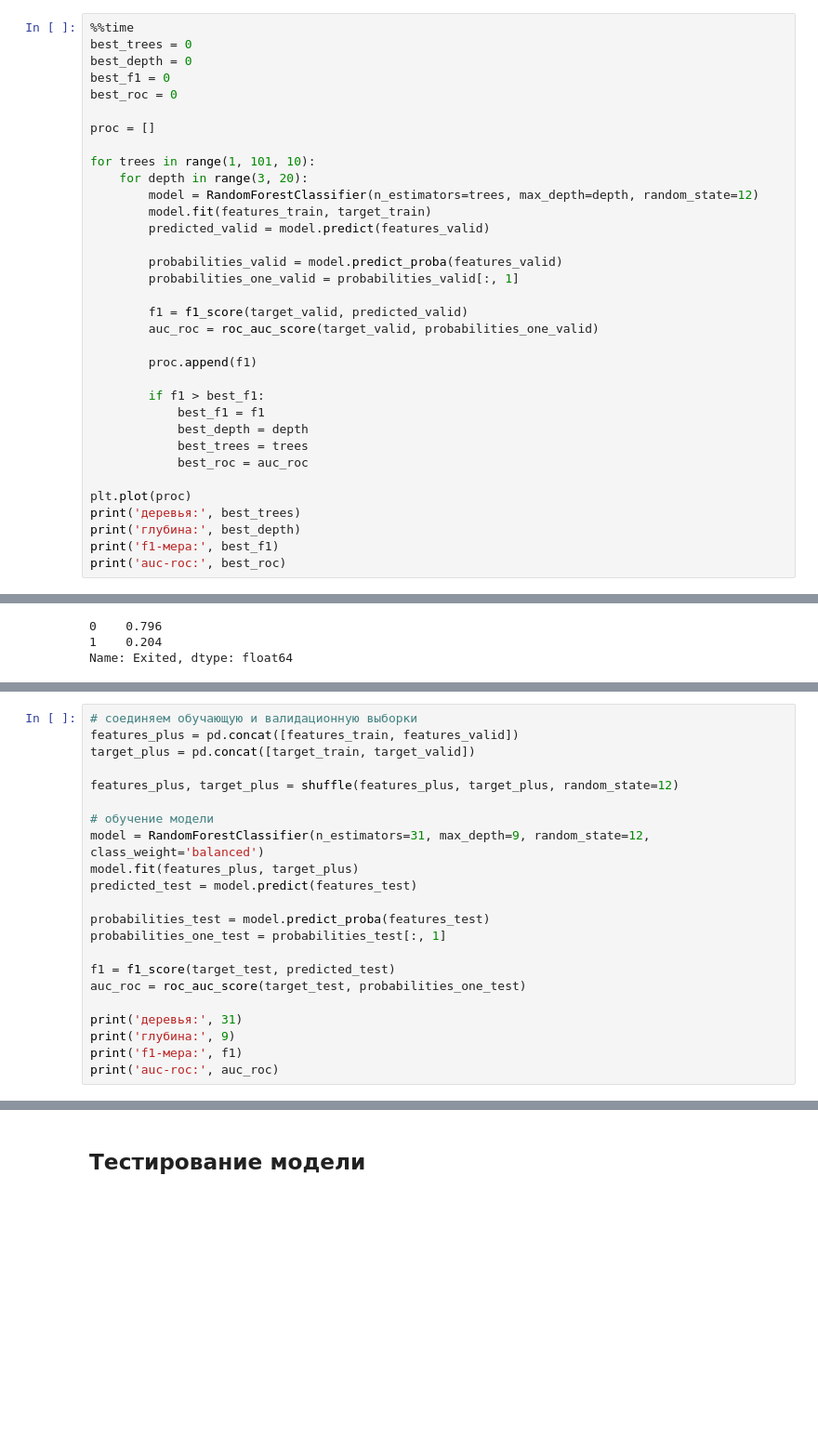
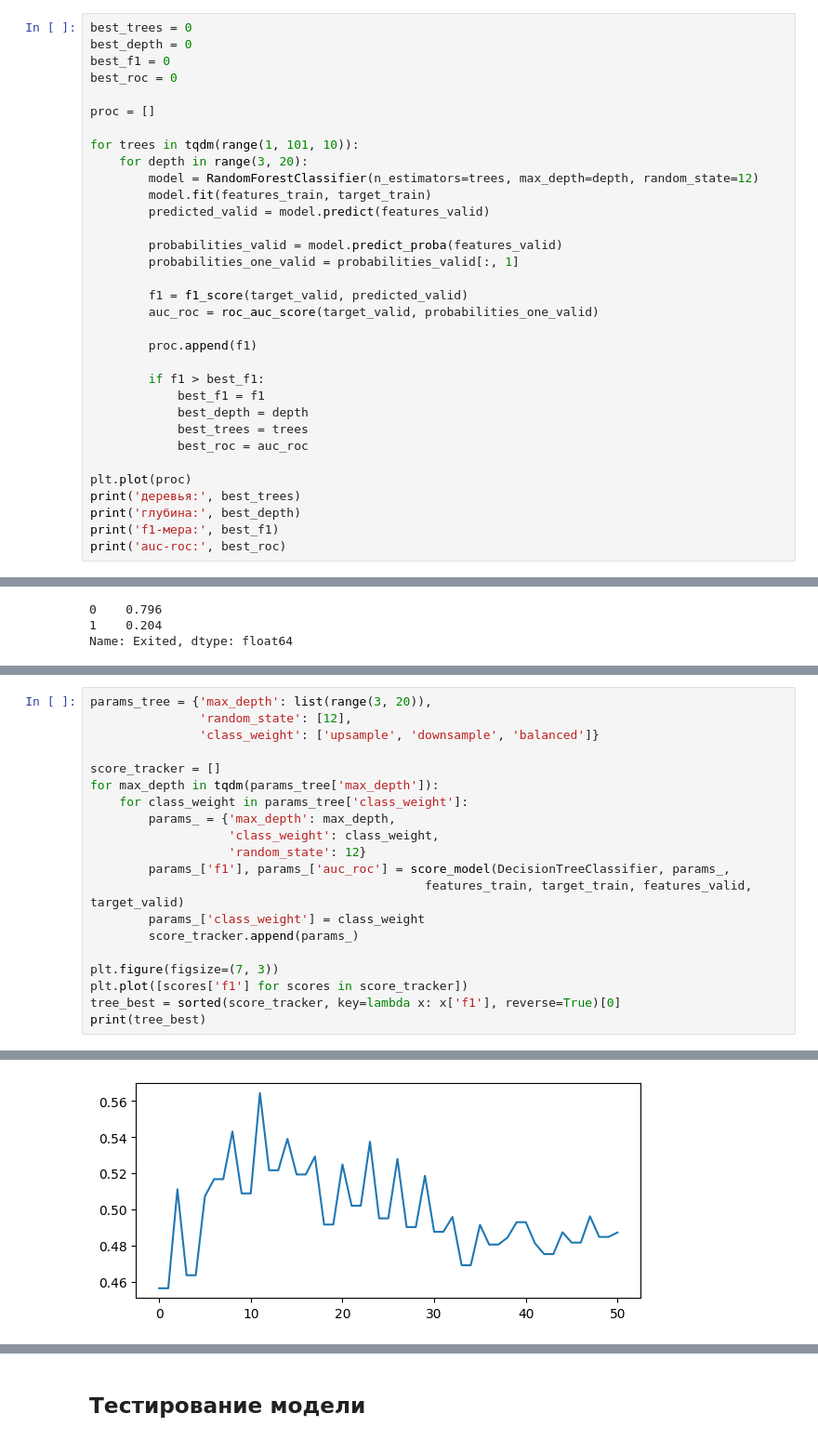
Before and after one commit to rrorchi/supervised-learning-project, a Jupyter notebook: notebook.ipynb, the cells around one changed output, grey strips where cells are left out. Shown at 93% size. Drawn from its saved outputs; the diff is of its cells as text; blank space fills up the shorter version.

```diff
--- a/notebook.ipynb
+++ b/notebook.ipynb
@@ -202,7 +201,6 @@ Wall time: 661 ms
 # %% [markdown]
 ### Случайный лес
 # %%
-%%time
 best_trees = 0
 best_depth = 0
 best_f1 = 0
@@ -210,7 +208,7 @@ best_roc = 0
 
 proc = []
 
-for trees in range(1, 101, 10):
+for trees in tqdm(range(1, 101, 10)):
     for depth in range(3, 20):
         model = RandomForestClassifier(n_estimators=trees, max_depth=depth, random_state=12)
         model.fit(features_train, target_train)
@@ -835,22 +276,0 @@ Wall time: 27 ms
-# %%
-# соединяем обучающую и валидационную выборки
-features_plus = pd.concat([features_train, features_valid])
-target_plus = pd.concat([target_train, target_valid])
-
-features_plus, target_plus = shuffle(features_plus, target_plus, random_state=12)
-
-# обучение модели
-model = RandomForestClassifier(n_estimators=31, max_depth=9, random_state=12, class_weight='balanced')
-model.fit(features_plus, target_plus)
-predicted_test = model.predict(features_test)
-
-probabilities_test = model.predict_proba(features_test)
-probabilities_one_test = probabilities_test[:, 1]
-
-f1 = f1_score(target_test, predicted_test)
-auc_roc = roc_auc_score(target_test, probabilities_one_test)
-
-print('деревья:', 31)
-print('глубина:', 9)
-print('f1-мера:', f1)
-print('auc-roc:', auc_roc)
@@ -863,0 +315,21 @@ auc-roc: 0.8542872610669221
+# %%
+params_tree = {'max_depth': list(range(3, 20)),
+               'random_state': [12],
+               'class_weight': ['upsample', 'downsample', 'balanced']}
+
+score_tracker = []
+for max_depth in tqdm(params_tree['max_depth']):
+    for class_weight in params_tree['class_weight']:
+        params_ = {'max_depth': max_depth,
+                   'class_weight': class_weight,
+                   'random_state': 12}
+        params_['f1'], params_['auc_roc'] = score_model(DecisionTreeClassifier, params_,
+                                              features_train, target_train, features_valid, target_valid)
+        params_['class_weight'] = class_weight
+        score_tracker.append(params_)
+
+plt.figure(figsize=(7, 3))
+plt.plot([scores['f1'] for scores in score_tracker])
+tree_best = sorted(score_tracker, key=lambda x: x['f1'], reverse=True)[0]
+print(tree_best)
+# %% [output]
@@ -863,0 +337 @@ auc-roc: 0.8542872610669221
+[figure, added]
```
Also changed, not shown: parts of 51 cells of this notebook, 1 other file.
